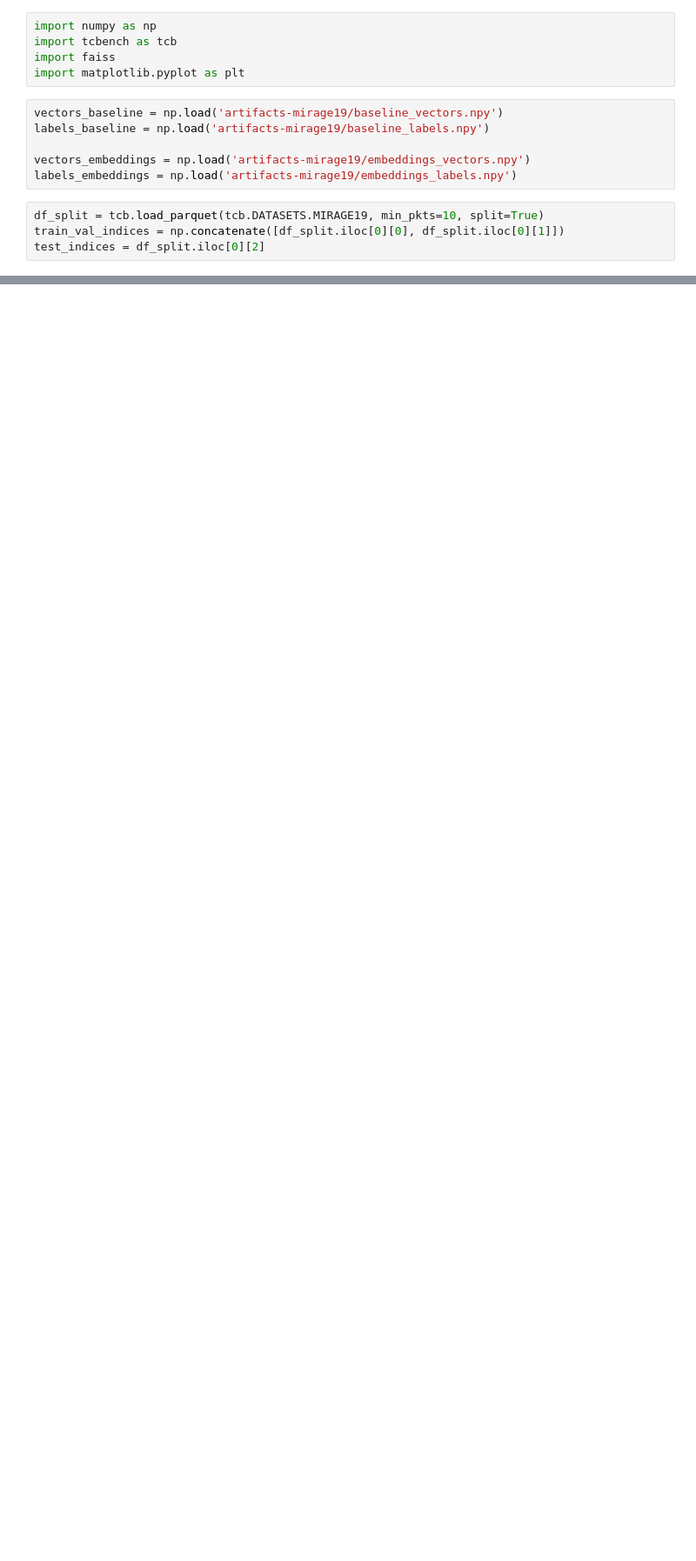
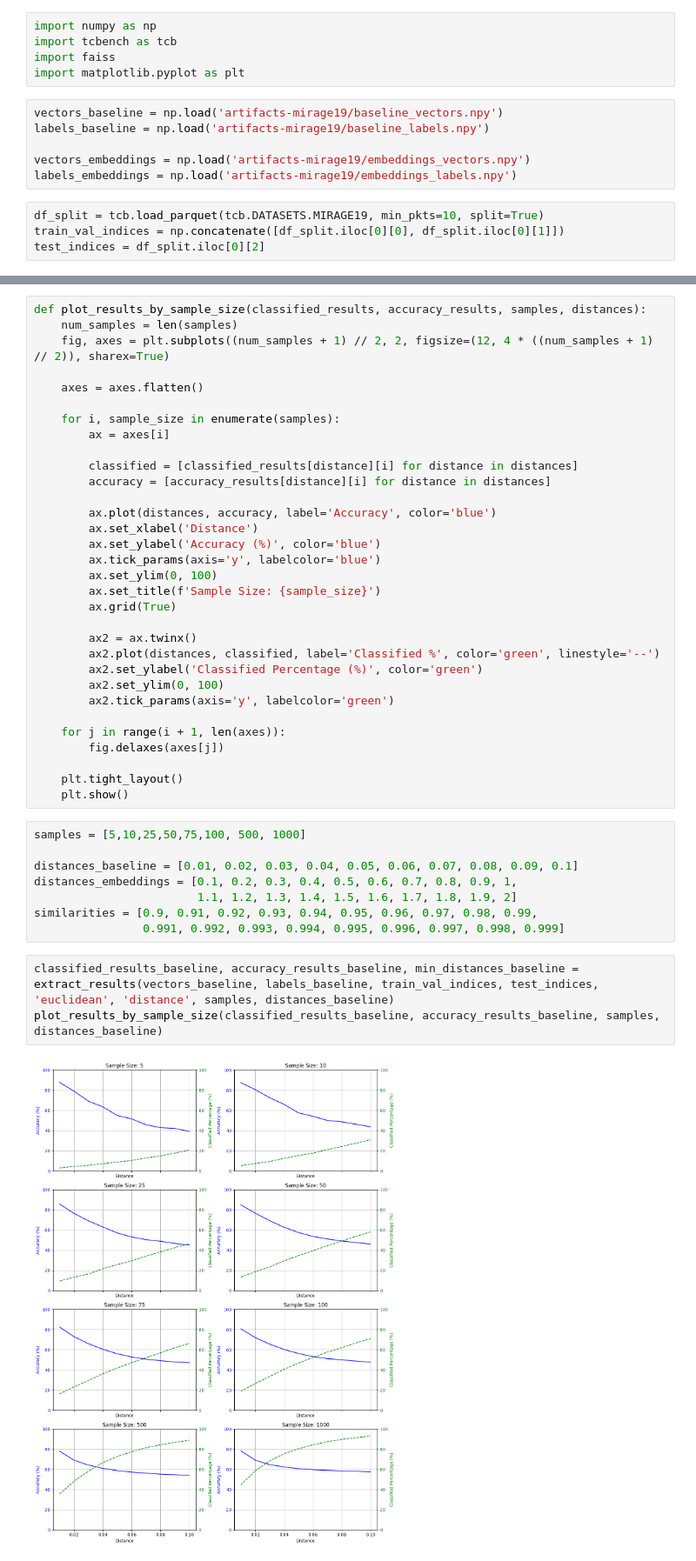
Before and after one commit to elliev7/partiii_research_project, a Jupyter notebook: fingerprinting/database.ipynb, the cells around one changed output, grey strips where cells are left out. Shown at 87% size. Drawn from its saved outputs; the diff is of its cells as text; blank space fills up the shorter version.

```diff
--- a/fingerprinting/database.ipynb
+++ b/fingerprinting/database.ipynb
@@ -209,0 +194,45 @@ plt.show()
+# %%
+def plot_results_by_sample_size(classified_results, accuracy_results, samples, distances):
+    num_samples = len(samples)
+    fig, axes = plt.subplots((num_samples + 1) // 2, 2, figsize=(12, 4 * ((num_samples + 1) // 2)), sharex=True)
+
+    axes = axes.flatten()
+
+    for i, sample_size in enumerate(samples):
+        ax = axes[i]
+
+        classified = [classified_results[distance][i] for distance in distances]
+        accuracy = [accuracy_results[distance][i] for distance in distances]
+
+        ax.plot(distances, accuracy, label='Accuracy', color='blue')
+        ax.set_xlabel('Distance')
+        ax.set_ylabel('Accuracy (%)', color='blue')
+        ax.tick_params(axis='y', labelcolor='blue')
+        ax.set_ylim(0, 100)
+        ax.set_title(f'Sample Size: {sample_size}')
+        ax.grid(True)
+
+        ax2 = ax.twinx()
+        ax2.plot(distances, classified, label='Classified %', color='green', linestyle='--')
+        ax2.set_ylabel('Classified Percentage (%)', color='green')
+        ax2.set_ylim(0, 100)
+        ax2.tick_params(axis='y', labelcolor='green')
+
+    for j in range(i + 1, len(axes)):
+        fig.delaxes(axes[j])
+
+    plt.tight_layout()
+    plt.show()
+# %%
+samples = [5,10,25,50,75,100, 500, 1000]
+
+distances_baseline = [0.01, 0.02, 0.03, 0.04, 0.05, 0.06, 0.07, 0.08, 0.09, 0.1]
+distances_embeddings = [0.1, 0.2, 0.3, 0.4, 0.5, 0.6, 0.7, 0.8, 0.9, 1,
+                        1.1, 1.2, 1.3, 1.4, 1.5, 1.6, 1.7, 1.8, 1.9, 2]
+similarities = [0.9, 0.91, 0.92, 0.93, 0.94, 0.95, 0.96, 0.97, 0.98, 0.99,
+                0.991, 0.992, 0.993, 0.994, 0.995, 0.996, 0.997, 0.998, 0.999]
+# %%
+classified_results_baseline, accuracy_results_baseline, min_distances_baseline = extract_results(vectors_baseline, labels_baseline, train_val_indices, test_indices, 'euclidean', 'distance', samples, distances_baseline)
+plot_results_by_sample_size(classified_results_baseline, accuracy_results_baseline, samples, distances_baseline)
+# %% [output]
+[figure, added]
```
Also changed, not shown: parts of 27 cells of this notebook, 4 other files.
